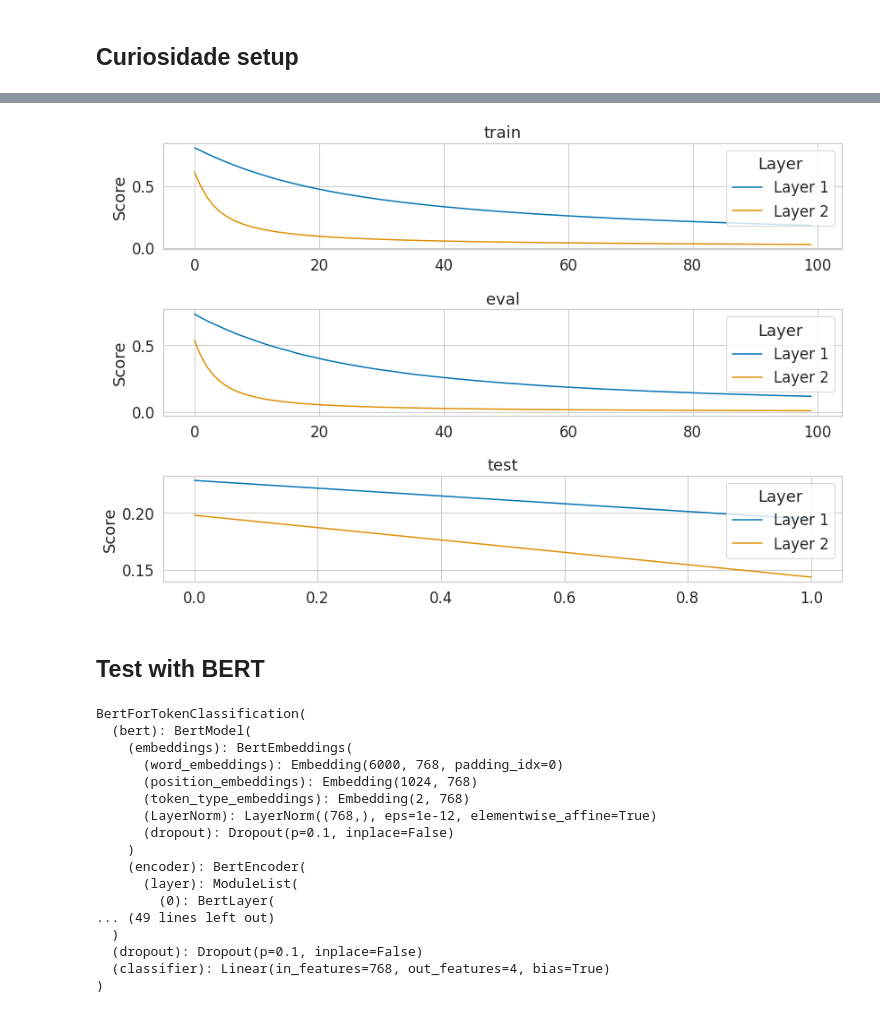
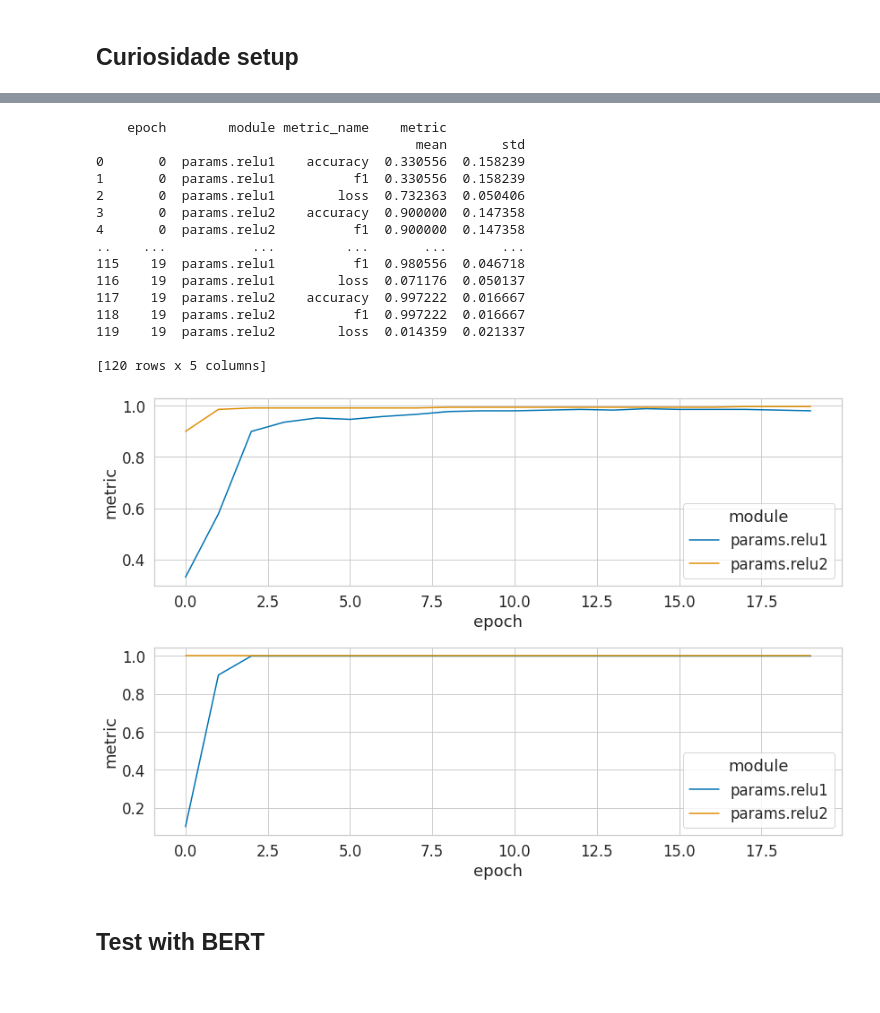
Before and after one commit to ulysses-camara/ulysses-curiosity, a Jupyter notebook: notebooks/test_notebook.ipynb, the cells around one changed output, grey strips where cells are left out. Drawn from its saved outputs; the diff is of its cells as text; code cells hidden in the pictures.

```diff
--- a/notebooks/test_notebook.ipynb
+++ b/notebooks/test_notebook.ipynb
@@ -182 +197,3 @@ prober.probed_modules
+# %%
+probing_results = prober_container.train(num_epochs=20)
 # %%
@@ -189,35 +221,44 @@ ProbingResults(
 )
 # %%
 def create_plot(data, ax, split):
-    df = pd.DataFrame.from_dict(data)
-
-    ax.set_title(split)
-
-    df = pd.DataFrame(np.vstack((
-        list(zip(df.shape[0] * ["Layer 1"], df.iloc[:, 0])),
-        list(zip(df.shape[0] * ["Layer 2"], df.iloc[:, 1])),
-    )), columns=["Layer", "Score"])
-
-    df["Score"] = df["Score"].astype(float)
-    sns.lineplot(x=df.index % (df.shape[0]//2), y="Score", hue="Layer", data=df, ax=ax);
+    df = data.to_pandas()
+    df = df.groupby(["epoch", "module", "metric_name"]).agg({"metric": np.mean}).reset_index()
+    df = df.loc[df["metric_name"] == "accuracy", :]
+    sns.lineplot(x="epoch", y="metric", hue="module", data=df, ax=ax);
 
 
 sns.set_theme(
     context="notebook",
     style="whitegrid",
     font_scale=1.5,
     palette="colorblind",
 )
 
-fig, (ax1, ax2, ax3) = plt.subplots(3, figsize=(12, 8))
+fig, (ax1, ax2) = plt.subplots(2, figsize=(12, 8))
 
-create_plot(probing_res.train, ax=ax1, split="train")
-create_plot(probing_res.eval, ax=ax2, split="eval")
-create_plot(probing_res.test, ax=ax3, split="test")
+create_plot(probing_results.train, ax=ax1, split="train")
+create_plot(probing_results.eval, ax=ax2, split="eval")
+
+print(probing_results.train.to_pandas(["epoch", "module", "metric_name"], aggregate_fn=[np.mean, np.std]))
 
 plt.tight_layout()
 # %% [output]
+    epoch        module metric_name    metric
+                                         mean       std
+0       0  params.relu1    accuracy  0.330556  0.158239
+1       0  params.relu1          f1  0.330556  0.158239
+2       0  params.relu1        loss  0.732363  0.050406
+3       0  params.relu2    accuracy  0.900000  0.147358
+4       0  params.relu2          f1  0.900000  0.147358
+..    ...           ...         ...       ...       ...
+115    19  params.relu1          f1  0.980556  0.046718
+116    19  params.relu1        loss  0.071176  0.050137
+117    19  params.relu2    accuracy  0.997222  0.016667
+118    19  params.relu2          f1  0.997222  0.016667
+119    19  params.relu2        loss  0.014359  0.021337
+
+[120 rows x 5 columns]
-[figure, old version]
+[figure, new version]
 # %% [markdown]
 ## Test with BERT
 # %%
@@ -226,26 +267,6 @@ import transformers
 transformer_model = transformers.BertForTokenClassification.from_pretrained(
     "../../segmentador/pretrained_segmenter_model/2_6000_layer_model/"
 )
-
-transformer_model
-# %% [output]
-BertForTokenClassification(
-  (bert): BertModel(
-    (embeddings): BertEmbeddings(
-      (word_embeddings): Embedding(6000, 768, padding_idx=0)
-      (position_embeddings): Embedding(1024, 768)
-      (token_type_embeddings): Embedding(2, 768)
-      (LayerNorm): LayerNorm((768,), eps=1e-12, elementwise_affine=True)
-      (dropout): Dropout(p=0.1, inplace=False)
-    )
-    (encoder): BertEncoder(
-      (layer): ModuleList(
-        (0): BertLayer(
-... (49 lines left out)
-  )
-  (dropout): Dropout(p=0.1, inplace=False)
-  (classifier): Linear(in_features=768, out_features=4, bias=True)
-)
 # %%
 import datasets
 
```
Also changed, not shown: parts of 12 cells of this notebook.
